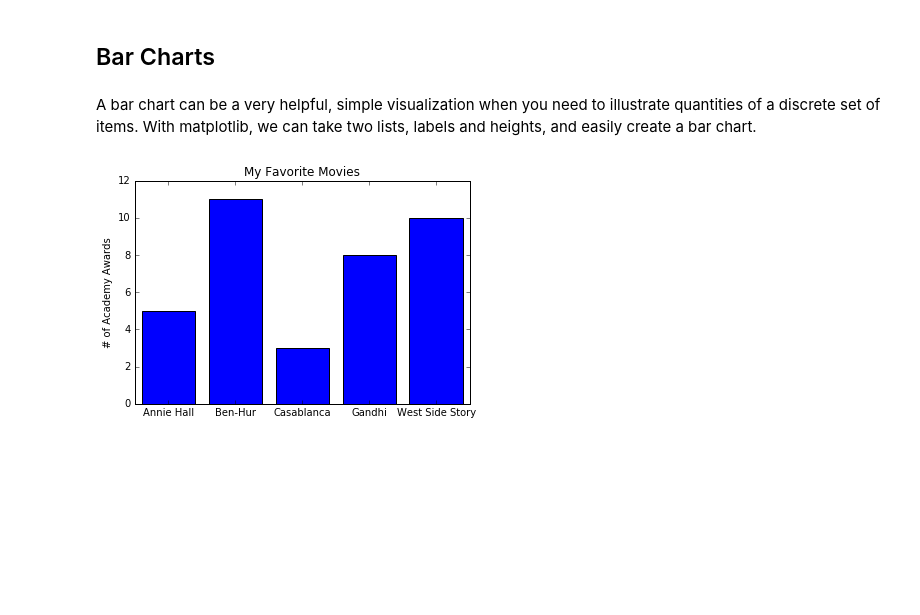
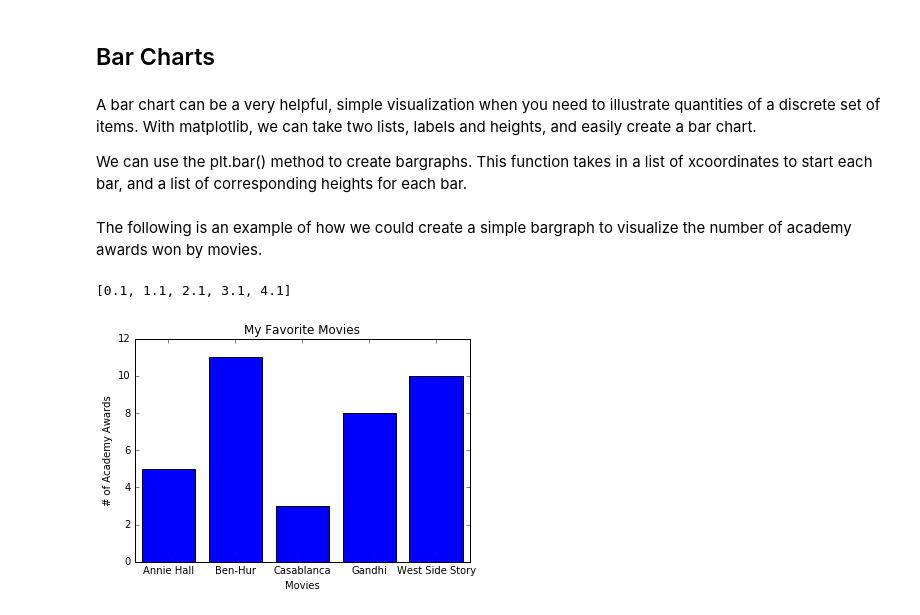
Before and after one commit to ADSA-UIUC/intro-to-pandas-and-matplotlib, a Jupyter notebook: intro-to-pandas-and-matplotlib.ipynb, the cells around one changed output. Saved outputs shown, nothing was run; the diff lists cells and outputs as text; code cells hidden in the pictures; blank space fills up the shorter version.

```diff
--- a/intro-to-pandas-and-matplotlib.ipynb
+++ b/intro-to-pandas-and-matplotlib.ipynb
@@ -296,21 +338,39 @@ import matplotlib.pyplot as plt
 ## Bar Charts
 # %% [markdown]
 A bar chart can be a very helpful, simple visualization when you need to illustrate quantities of a discrete set of items. With matplotlib, we can take two lists, labels and heights, and easily create a bar chart.
+
+We can use the plt.bar() method to create bargraphs. This function takes in a list of xcoordinates to start each bar, and a list of corresponding heights for each bar.
+# %% [markdown]
+The following is an example of how we could create a simple bargraph to visualize the number of academy awards won by movies.
 # %%
+# These are movies we wish to plot, as well as the number of awards won
 movies = ["Annie Hall", "Ben-Hur", "Casablanca", "Gandhi", "West Side Story"]
 num_oscars = [5, 11, 3, 8, 10]
 
-# bars are by default width 0.8, so we'll add 0.1 to the left coordinates
-# so that each bar is centered
-xs = [i + 0.1 for i, _ in enumerate(movies)]
+'''
+Bars start from xcoordinate 0 by default, so to make the graph look nicer, we can add
+0.1 to each bar xcoordinate to shift them a bit to the right.
 
-# plot bars with left x-coordinates [xs], heights [num_oscars]
-plt.bar(xs, num_oscars)
+One way to do this is to use a list comprehension along with a range from 0 to the length
+of movies, and yield a list of each index + 0.1.
+'''
+xcoords = [i + 0.1 for i in range(0, len(movies))]
+print xcoords
+
+# plot bars with left x-coordinates [xcoords], heights [num_oscars]
+plt.bar(xcoords, num_oscars)
+
+# We can add titles and x/y labels by using the following plt methods
+plt.xlabel('Movies')
 plt.ylabel("# of Academy Awards")
 plt.title("My Favorite Movies")
 
-# label x-axis with movie names at bar centers
-plt.xticks([i + 0.5 for i, _ in enumerate(movies)], movies)
+# To add a label for each bar, we can use .xticks with a list of xcoordinates and strings
+# We move over the xcoordinates by 0.5 this time just to properly center them
+plt.xticks([i + 0.5 for i in range(0, len(movies))], movies)
+
+# Finally, we can display the graph with plt.show()
 plt.show()
 # %% [output]
+[0.1, 1.1, 2.1, 3.1, 4.1]
-[figure, old version]
+[figure, new version]
```
Also changed, not shown: parts of 20 cells of this notebook.
